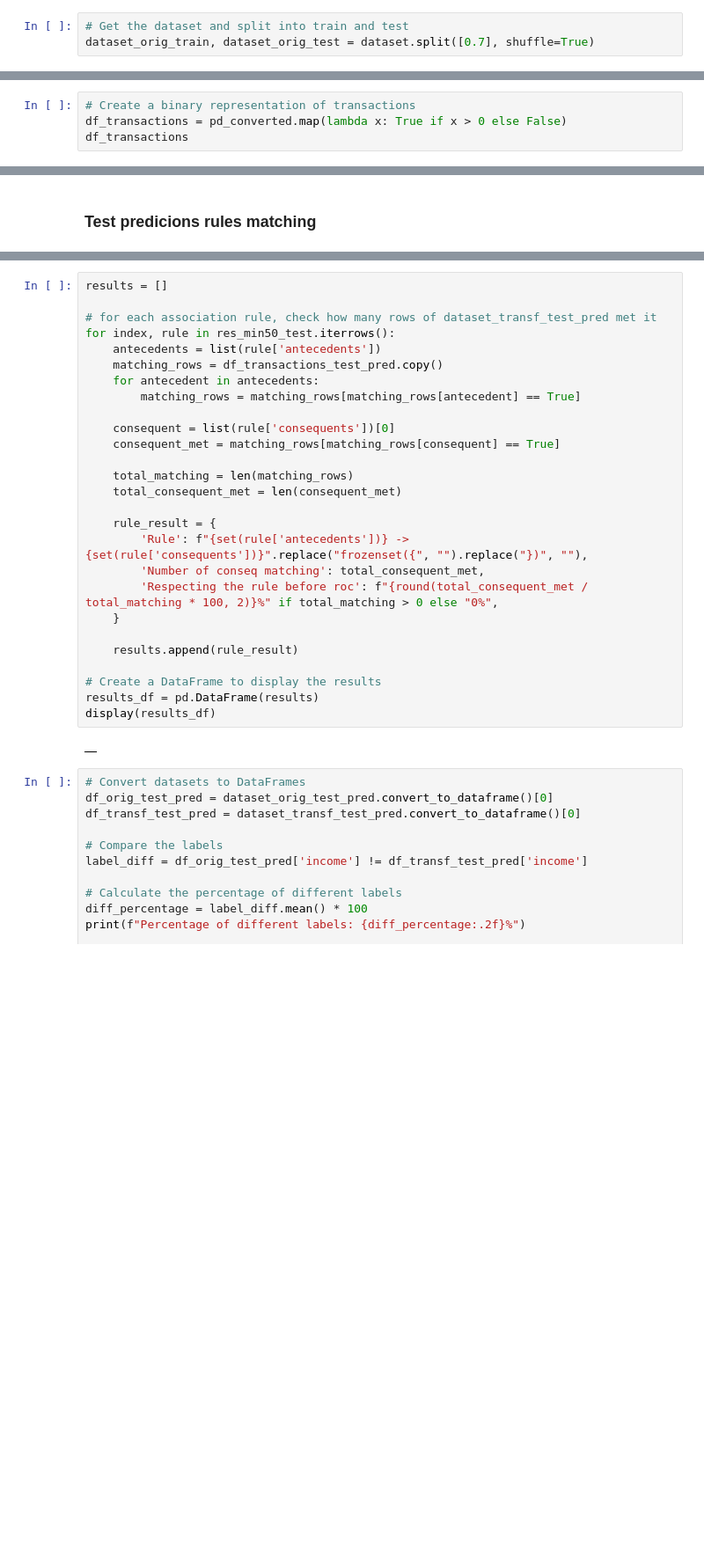
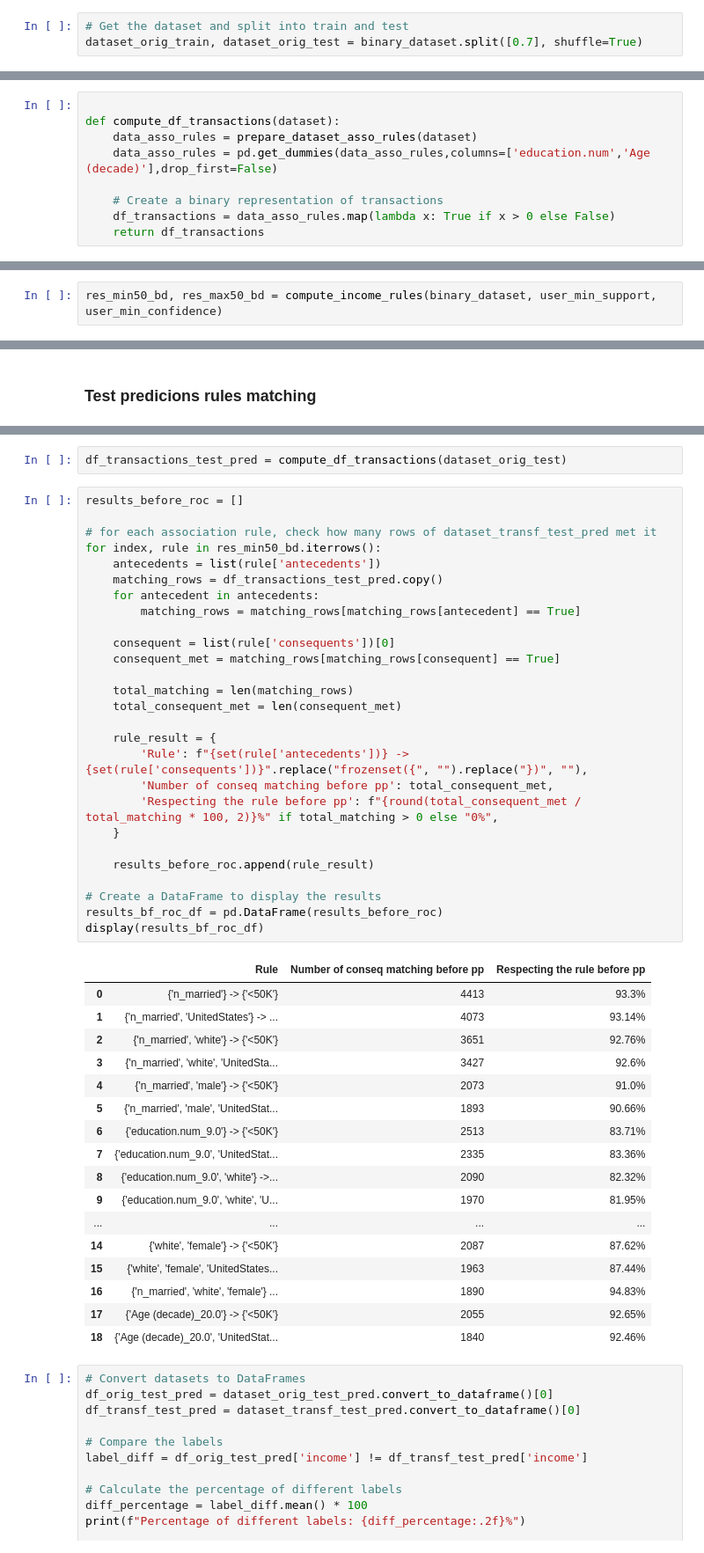
Before and after one commit to alb-p/post_processing_pipeline, a Jupyter notebook: pp_pipeline.ipynb, the cells around one changed output, grey strips where cells are left out. Shown at 88% size. Cells and saved outputs as stored; diff of their text form; blank space fills up the shorter version.

```diff
--- a/pp_pipeline.ipynb
+++ b/pp_pipeline.ipynb
@@ -341,7 +366,7 @@ dataset = BinaryLabelDataset(
 ### Split into train and test
 # %%
 # Get the dataset and split into train and test
-dataset_orig_train, dataset_orig_test = dataset.split([0.7], shuffle=True)
+dataset_orig_train, dataset_orig_test = binary_dataset.split([0.7], shuffle=True)
 # %%
 display(Markdown("#### Training & Test dimensions"))
 print(dataset_orig_train.features.shape[0],",", dataset_orig_test.features.shape[0])
@@ -808,4 +742,9 @@ pd_converted
 # %%
-# Create a binary representation of transactions
-df_transactions = pd_converted.map(lambda x: True if x > 0 else False)
-df_transactions
+
+def compute_df_transactions(dataset):
+    data_asso_rules = prepare_dataset_asso_rules(dataset)
+    data_asso_rules = pd.get_dummies(data_asso_rules,columns=['education.num','Age (decade)'],drop_first=False)
+
+    # Create a binary representation of transactions
+    df_transactions = data_asso_rules.map(lambda x: True if x > 0 else False)
+    return df_transactions
@@ -838,0 +751,2 @@ res.to_csv('association_rules.csv', index=False)
+# %%
+res_min50_bd, res_max50_bd = compute_income_rules(binary_dataset, user_min_support, user_min_confidence)
@@ -908,32 +787,50 @@ df_transactions_test_pred= df_test_pred.map(lambda x: True if x > 0 else False)
+# %%
+df_transactions_test_pred = compute_df_transactions(dataset_orig_test)
 # %%
-results = []
+results_before_roc = []
 
 # for each association rule, check how many rows of dataset_transf_test_pred met it
-for index, rule in res_min50_test.iterrows():
+for index, rule in res_min50_bd.iterrows():
     antecedents = list(rule['antecedents'])
     matching_rows = df_transactions_test_pred.copy()
     for antecedent in antecedents:
         matching_rows = matching_rows[matching_rows[antecedent] == True]
 
     consequent = list(rule['consequents'])[0]
     consequent_met = matching_rows[matching_rows[consequent] == True]
 
     total_matching = len(matching_rows)
     total_consequent_met = len(consequent_met)
 
     rule_result = {
         'Rule': f"{set(rule['antecedents'])} -> {set(rule['consequents'])}".replace("frozenset({", "").replace("})", ""),
-        'Number of conseq matching': total_consequent_met,
-        'Respecting the rule before roc': f"{round(total_consequent_met / total_matching * 100, 2)}%" if total_matching > 0 else "0%",
+        'Number of conseq matching before pp': total_consequent_met,
+        'Respecting the rule before pp': f"{round(total_consequent_met / total_matching * 100, 2)}%" if total_matching > 0 else "0%",
     }
 
-    results.append(rule_result)
+    results_before_roc.append(rule_result)
 
 # Create a DataFrame to display the results
-results_df = pd.DataFrame(results)
-display(results_df)
+results_bf_roc_df = pd.DataFrame(results_before_roc)
+display(results_bf_roc_df)
 # %% [output]
-|  |
+|  | Rule | Number of conseq matching before pp | Respecting the rule before pp |
+| 0 | {'n_married'} -> {'<50K'} | 4413 | 93.3% |
+| 1 | {'n_married', 'UnitedStates'} -> ... | 4073 | 93.14% |
+| 2 | {'n_married', 'white'} -> {'<50K'} | 3651 | 92.76% |
+| 3 | {'n_married', 'white', 'UnitedSta... | 3427 | 92.6% |
+| 4 | {'n_married', 'male'} -> {'<50K'} | 2073 | 91.0% |
+| 5 | {'n_married', 'male', 'UnitedStat... | 1893 | 90.66% |
+| 6 | {'education.num_9.0'} -> {'<50K'} | 2513 | 83.71% |
+| 7 | {'education.num_9.0', 'UnitedStat... | 2335 | 83.36% |
+| 8 | {'education.num_9.0', 'white'} ->... | 2090 | 82.32% |
+| 9 | {'education.num_9.0', 'white', 'U... | 1970 | 81.95% |
+| ... | ... | ... | ... |
+| 14 | {'white', 'female'} -> {'<50K'} | 2087 | 87.62% |
+| 15 | {'white', 'female', 'UnitedStates... | 1963 | 87.44% |
+| 16 | {'n_married', 'white', 'female'} ... | 1890 | 94.83% |
+| 17 | {'Age (decade)_20.0'} -> {'<50K'} | 2055 | 92.65% |
+| 18 | {'Age (decade)_20.0', 'UnitedStat... | 1840 | 92.46% |
 # %%
 # Convert datasets to DataFrames
 df_orig_test_pred = dataset_orig_test_pred.convert_to_dataframe()[0]
```
Also changed, not shown: parts of 44 cells of this notebook, 2 other files.
